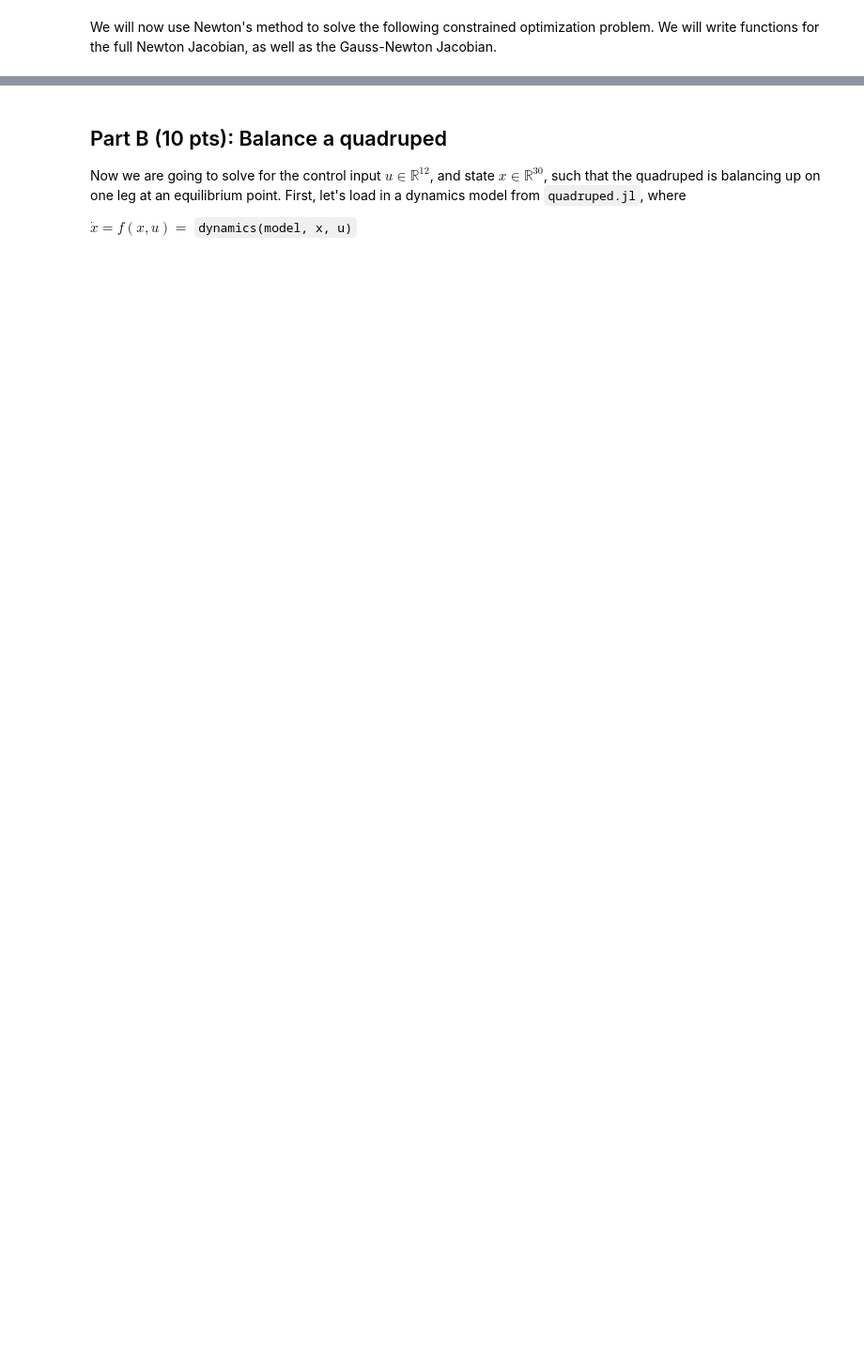
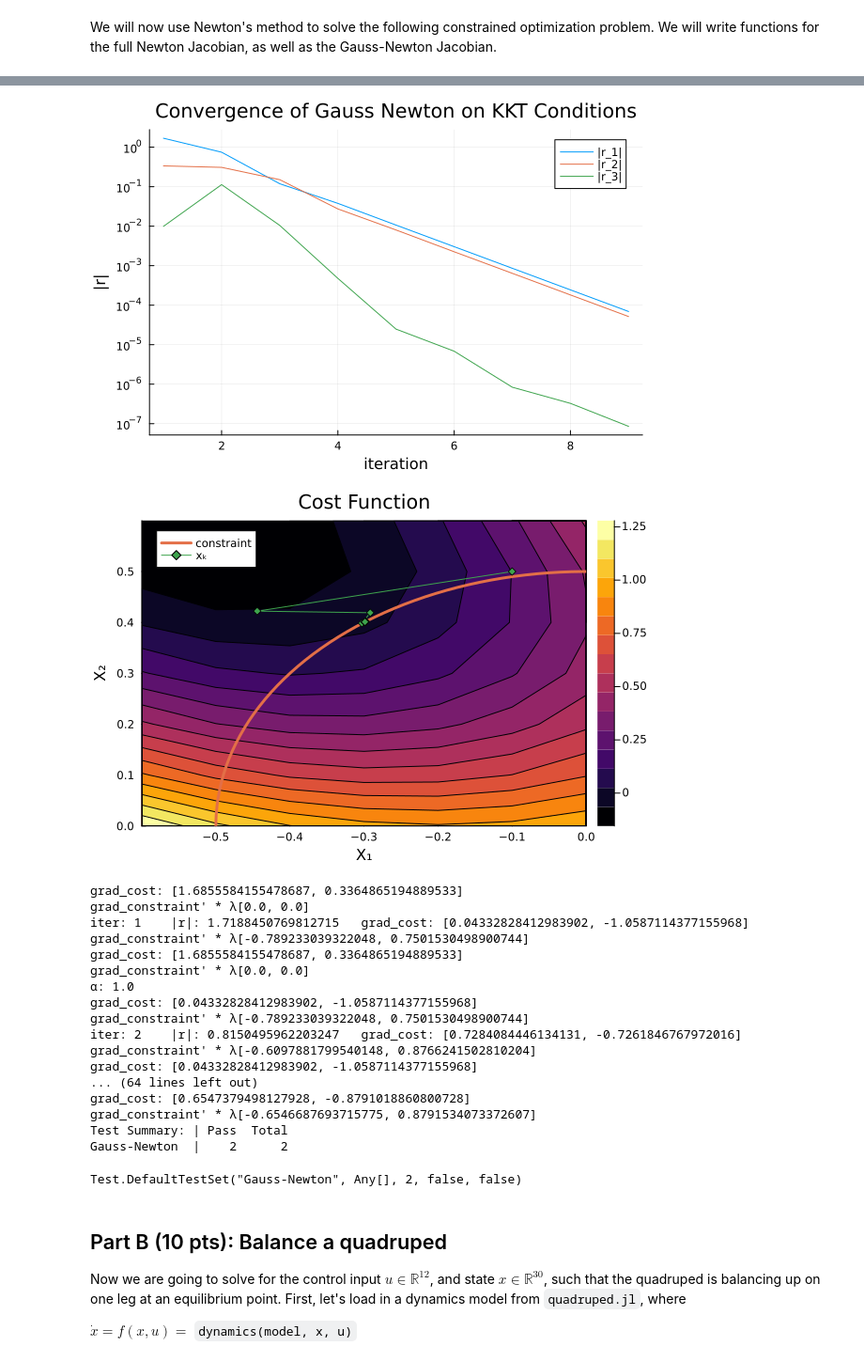
Before and after one commit to Guo-lab/16745-Optimal-Control-and-RL, a Jupyter notebook: HW1_S24-main/Q2.ipynb, the cells around one changed output, grey strips where cells are left out. Shown at 94% size. Saved outputs shown, nothing was run; the diff lists cells and outputs as text; code cells hidden in the pictures; blank space fills up the shorter version.

Commit message:
hw 1 done; Q2 about kkt and newton method (LagrangeQP obj and constraint); Q3 about solve qp & Aug Lagrangian

```diff
--- a/HW1_S24-main/Q2.ipynb
+++ b/HW1_S24-main/Q2.ipynb
@@ -50,9 +52,11 @@ function linesearch(z::Vector, Δz::Vector, merit_fx::Function;
 
 	# NOTE: DO NOT USE A WHILE LOOP
 	for i ∈ 1:max_ls_iters
-
+		α = 1.0 / 2^(i - 1)
 		# TODO: return α when merit_fx(z + α*Δz) < merit_fx(z)
-
+		if merit_fx(z + α * Δz) < merit_fx(z)
+			return α
+		end
 	end
 	error("linesearch failed")
 end
@@ -86,8 +90,9 @@ function newtons_method(z0::Vector, res_fx::Function, res_jac_fx::Function, meri
 		# NOTE: everything here is a suggestion, do whatever you want to
 
 		# TODO: evaluate current residual
+		curr_residual = res_fx(Z[i])
 
-		norm_r = 0.0 # TODO: update this
+		norm_r = norm(curr_residual) # TODO: update this
 		if verbose
 			print("iter: $i    |r|: $norm_r   ")
 		end
@@ -99,10 +104,11 @@ function newtons_method(z0::Vector, res_fx::Function, res_jac_fx::Function, meri
 		end
 
 		# TODO: caculate Newton step (don't forget the negative sign)
-
+		Δz = -res_jac_fx(Z[i]) \ curr_residual
 
 		# TODO: linesearch and update z
-
+		α = linesearch(Z[i], Δz, merit_fx)
+		Z[i+1] = Z[i] + α * Δz
 		if verbose
 			print("α: $α \n")
 		end
@@ -261,34 +348,55 @@ end
 	z0 = [-0.1, 0.5, 0] # initial guess
 	merit_fx(_z) = norm(kkt_conditions(_z)) # simple merit function
 
 	# the only difference in this block vs the previous is `gn_kkt_jac` instead of `fn_kkt_jac`
 	Z = newtons_method(z0, kkt_conditions, gn_kkt_jac, merit_fx; tol = 1e-4, max_iters = 100, verbose = true)
 	R = kkt_conditions.(Z)
 
 	# make sure we converged on a solution to the KKT conditions
 	@test norm(kkt_conditions(Z[end])) < 1e-4
 	@test length(R) < 10
 
 
 	# ------------------------plotting stuff------------------------
 	Rp = [[abs(R[i][ii]) + 1e-15 for i ∈ 1:length(R)] for ii ∈ 1:length(R[1])] # this gets abs of each term at each iteration
 
 	plot(Rp[1], yaxis = :log, ylabel = "|r|", xlabel = "iteration",
 		yticks = [1.0 * 10.0^(-x) for x ∈ float(15:-1:-2)],
-		title = "Convergence of Full Newton on KKT Conditions", label = "|r_1|")
+		title = "Convergence of Gauss Newton on KKT Conditions", label = "|r_1|")
 	plot!(Rp[2], label = "|r_2|")
 	display(plot!(Rp[3], label = "|r_3|"))
 
 	contour(-0.6:0.1:0, 0:0.1:0.6, (x1, x2) -> cost([x1; x2]), title = "Cost Function",
 		xlabel = "X₁", ylabel = "X₂", fill = true)
 	xcirc = [0.5 * cos(θ) for θ in range(0, 2 * pi, length = 200)]
 	ycirc = [0.5 * sin(θ) for θ in range(0, 2 * pi, length = 200)]
 	plot!(xcirc, ycirc, lw = 3.0, xlim = (-0.6, 0), ylim = (0, 0.6), label = "constraint")
 	z1_hist = [z[1] for z in Z]
 	z2_hist = [z[2] for z in Z]
 	display(plot!(z1_hist, z2_hist, marker = :d, label = "xₖ"))
 	# ------------------------plotting stuff------------------------
 end
+# %% [output]
+[figure, added]
+[figure, added]
+grad_cost: [1.6855584155478687, 0.3364865194889533]
+grad_constraint' * λ[0.0, 0.0]
+iter: 1    |r|: 1.7188450769812715   grad_cost: [0.04332828412983902, -1.0587114377155968]
+grad_constraint' * λ[-0.789233039322048, 0.7501530498900744]
+grad_cost: [1.6855584155478687, 0.3364865194889533]
+grad_constraint' * λ[0.0, 0.0]
+α: 1.0
+grad_cost: [0.04332828412983902, -1.0587114377155968]
+grad_constraint' * λ[-0.789233039322048, 0.7501530498900744]
+iter: 2    |r|: 0.8150495962203247   grad_cost: [0.7284084446134131, -0.7261846767972016]
+grad_constraint' * λ[-0.6097881799540148, 0.8766241502810204]
+grad_cost: [0.04332828412983902, -1.0587114377155968]
+... (64 lines left out)
+grad_cost: [0.6547379498127928, -0.8791018860800728]
+grad_constraint' * λ[-0.6546687693715775, 0.8791534073372607]
+Test Summary: | Pass  Total
+Gauss-Newton  |    2      2
+Test.DefaultTestSet("Gauss-Newton", Any[], 2, false, false)
 # %% [markdown]
 ## Part B (10 pts): Balance a quadruped
 Now we are going to solve for the control input $u \in \mathbb{R}^{12}$, and state $x \in \mathbb{R}^{30}$, such that the quadruped is balancing up on one leg at an equilibrium point. First, let's load in a dynamics model from `quadruped.jl`, where
```
Also changed, not shown: parts of 12 cells of this notebook, 2 other files.
